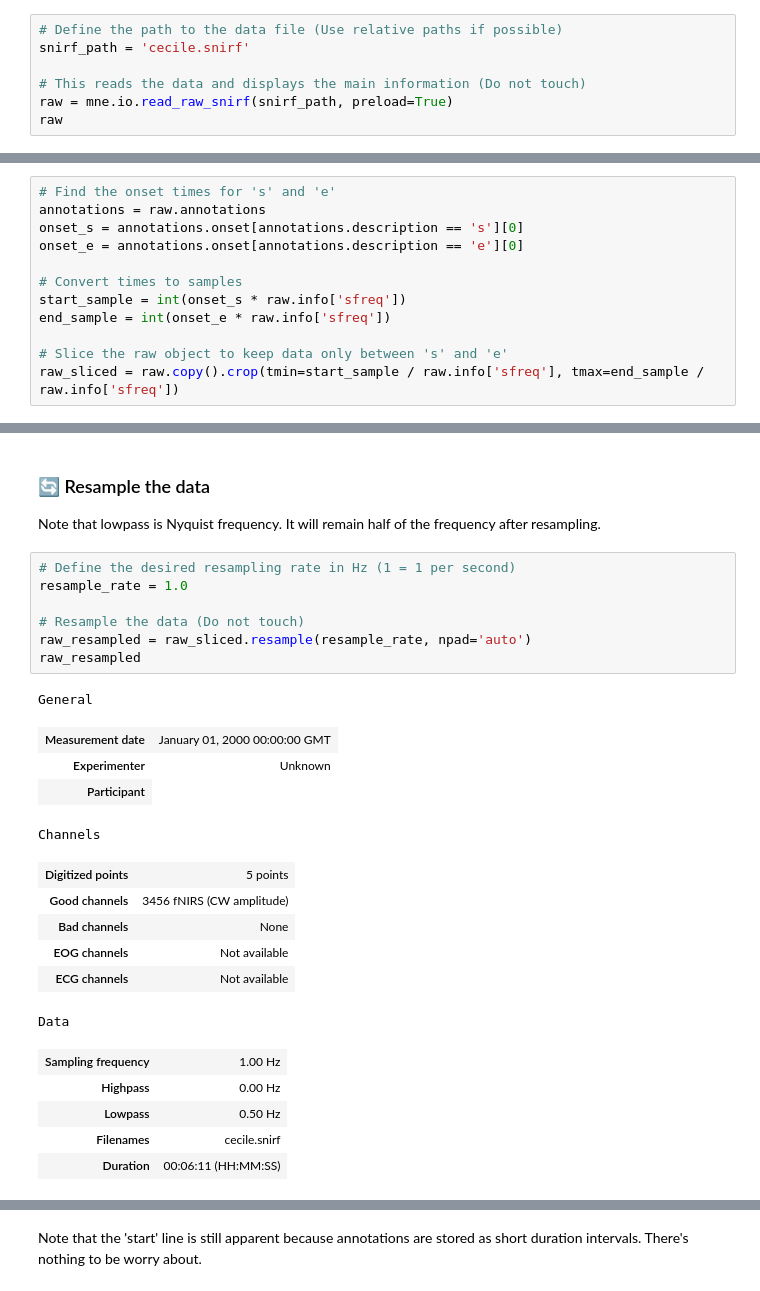
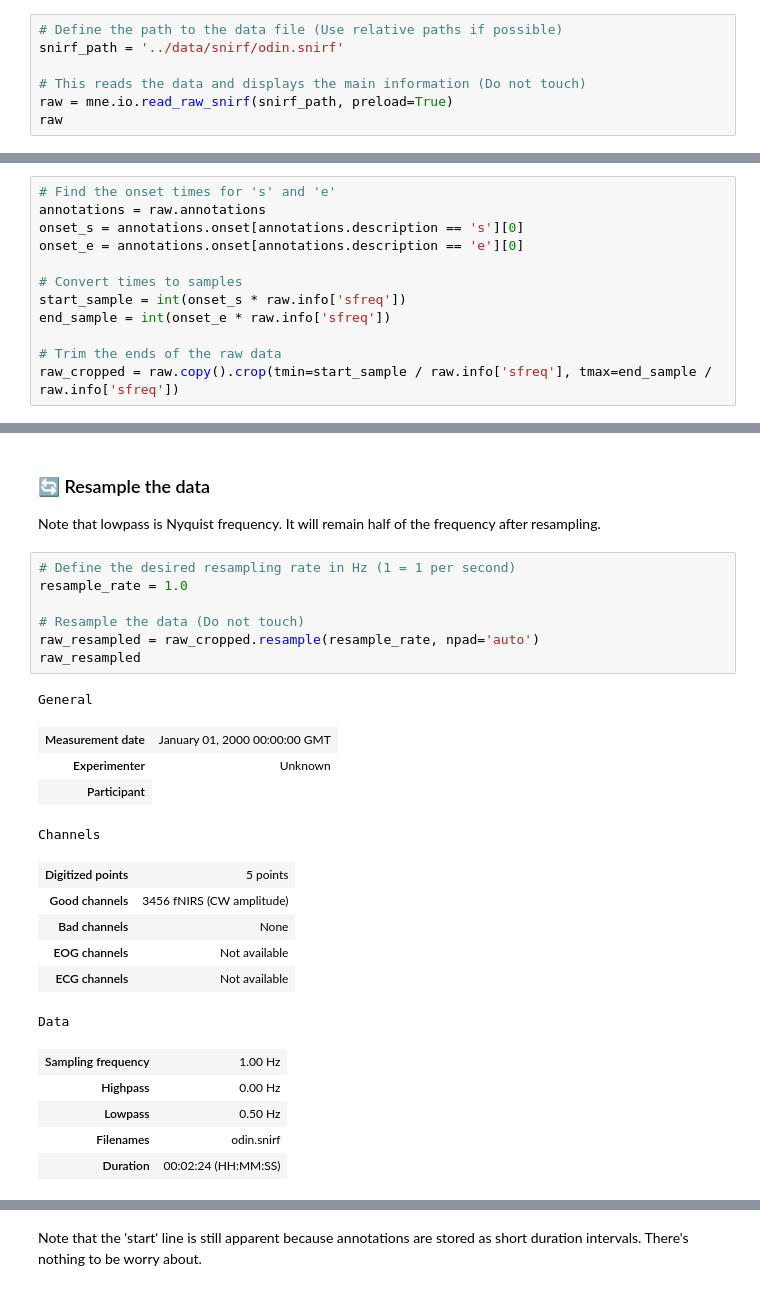
Before and after one commit to iamrblc/hddotter, a Jupyter notebook: scripts/hddotter.ipynb, the cells around one changed output, grey strips where cells are left out. Drawn from its saved outputs; the diff is of its cells as text.

```diff
--- a/scripts/hddotter.ipynb
+++ b/scripts/hddotter.ipynb
@@ -39,7 +42,7 @@ raw = mne.io.read_raw_snirf(fname, preload=True)'''
 <span style="color:orange">Important:</span> Lumo provides data in .lufr format. First you need to convert it to .snirf in Matlab using the lufr_converter.m script.
 # %%
 # Define the path to the data file (Use relative paths if possible)
-snirf_path = 'cecile.snirf'
+snirf_path = '../data/snirf/odin.snirf'
 
 # This reads the data and displays the main information (Do not touch)
 raw = mne.io.read_raw_snirf(snirf_path, preload=True)
@@ -148,5 +202,5 @@ onset_e = annotations.onset[annotations.description == 'e'][0]
 start_sample = int(onset_s * raw.info['sfreq'])
 end_sample = int(onset_e * raw.info['sfreq'])
 
-# Slice the raw object to keep data only between 's' and 'e'
-raw_sliced = raw.copy().crop(tmin=start_sample / raw.info['sfreq'], tmax=end_sample / raw.info['sfreq'])
+# Trim the ends of the raw data
+raw_cropped = raw.copy().crop(tmin=start_sample / raw.info['sfreq'], tmax=end_sample / raw.info['sfreq'])
@@ -179,27 +233,27 @@ Note that lowpass is Nyquist frequency. It will remain half of the frequency aft
 # %%
 # Define the desired resampling rate in Hz (1 = 1 per second)
 resample_rate = 1.0
 
 # Resample the data (Do not touch)
-raw_resampled = raw_sliced.resample(resample_rate, npad='auto')
+raw_resampled = raw_cropped.resample(resample_rate, npad='auto')
 raw_resampled
 # %% [output]
 General
 | Measurement date | January 01, 2000 00:00:00 GMT |
 | Experimenter | Unknown |
 | Participant |
 Channels
 | Digitized points | 5 points |
 | Good channels | 3456 fNIRS (CW amplitude) |
 | Bad channels | None |
 | EOG channels | Not available |
 | ECG channels | Not available |
 Data
 | Sampling frequency | 1.00 Hz |
 | Highpass | 0.00 Hz |
 | Lowpass | 0.50 Hz |
-| Filenames | cecile.snirf |
-| Duration | 00:06:11 (HH:MM:SS) |
+| Filenames | odin.snirf |
+| Duration | 00:02:24 (HH:MM:SS) |
 # %%
 raw_resampled.get_data().shape
 # %% [output]
```
Also changed, not shown: parts of 23 cells of this notebook, 1 other file.
